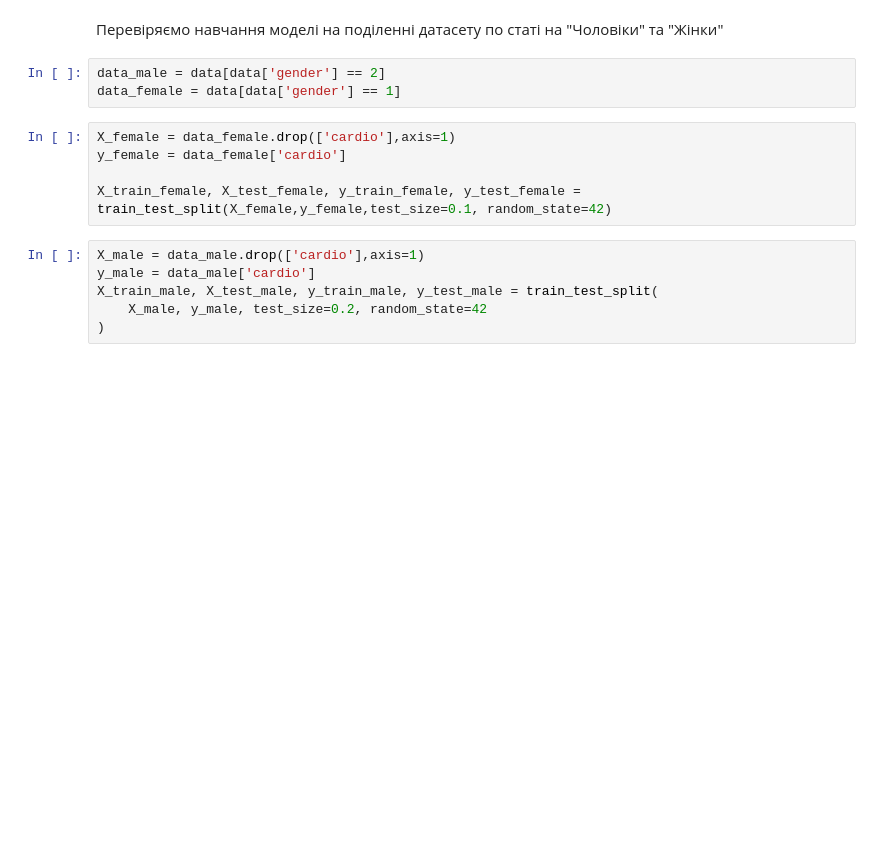
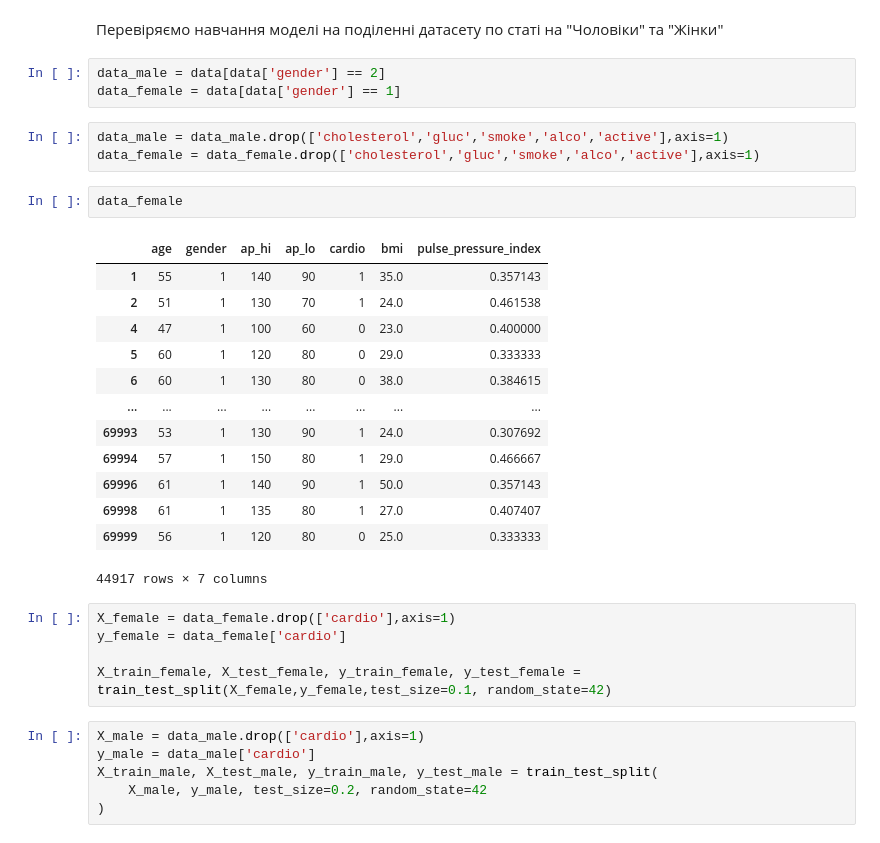
Before and after one commit to Dimus0/Heart-Failure, a Jupyter notebook: research_model/research._for_men_and_woman.ipynb, the cells around one changed output. Cells and saved outputs as stored; diff of their text form; blank space fills up the shorter version.

```diff
--- a/research_model/research._for_men_and_woman.ipynb
+++ b/research_model/research._for_men_and_woman.ipynb
@@ -395,6 +438,25 @@ Depth: 50, Train R²: 0.96, Validation R²: -0.77
 # %%
 data_male = data[data['gender'] == 2]
 data_female = data[data['gender'] == 1]
+# %%
+data_male = data_male.drop(['cholesterol','gluc','smoke','alco','active'],axis=1)
+data_female = data_female.drop(['cholesterol','gluc','smoke','alco','active'],axis=1)
+# %%
+data_female
+# %% [output]
+|  | age | gender | ap_hi | ap_lo | cardio | bmi | pulse_pressure_index |
+| 1 | 55 | 1 | 140 | 90 | 1 | 35.0 | 0.357143 |
+| 2 | 51 | 1 | 130 | 70 | 1 | 24.0 | 0.461538 |
+| 4 | 47 | 1 | 100 | 60 | 0 | 23.0 | 0.400000 |
+| 5 | 60 | 1 | 120 | 80 | 0 | 29.0 | 0.333333 |
+| 6 | 60 | 1 | 130 | 80 | 0 | 38.0 | 0.384615 |
+| ... | ... | ... | ... | ... | ... | ... | ... |
+| 69993 | 53 | 1 | 130 | 90 | 1 | 24.0 | 0.307692 |
+| 69994 | 57 | 1 | 150 | 80 | 1 | 29.0 | 0.466667 |
+| 69996 | 61 | 1 | 140 | 90 | 1 | 50.0 | 0.357143 |
+| 69998 | 61 | 1 | 135 | 80 | 1 | 27.0 | 0.407407 |
+| 69999 | 56 | 1 | 120 | 80 | 0 | 25.0 | 0.333333 |
+44917 rows × 7 columns
 # %%
 X_female = data_female.drop(['cardio'],axis=1)
 y_female = data_female['cardio']
```
Also changed, not shown: parts of 7 cells of this notebook, 21 other files.
